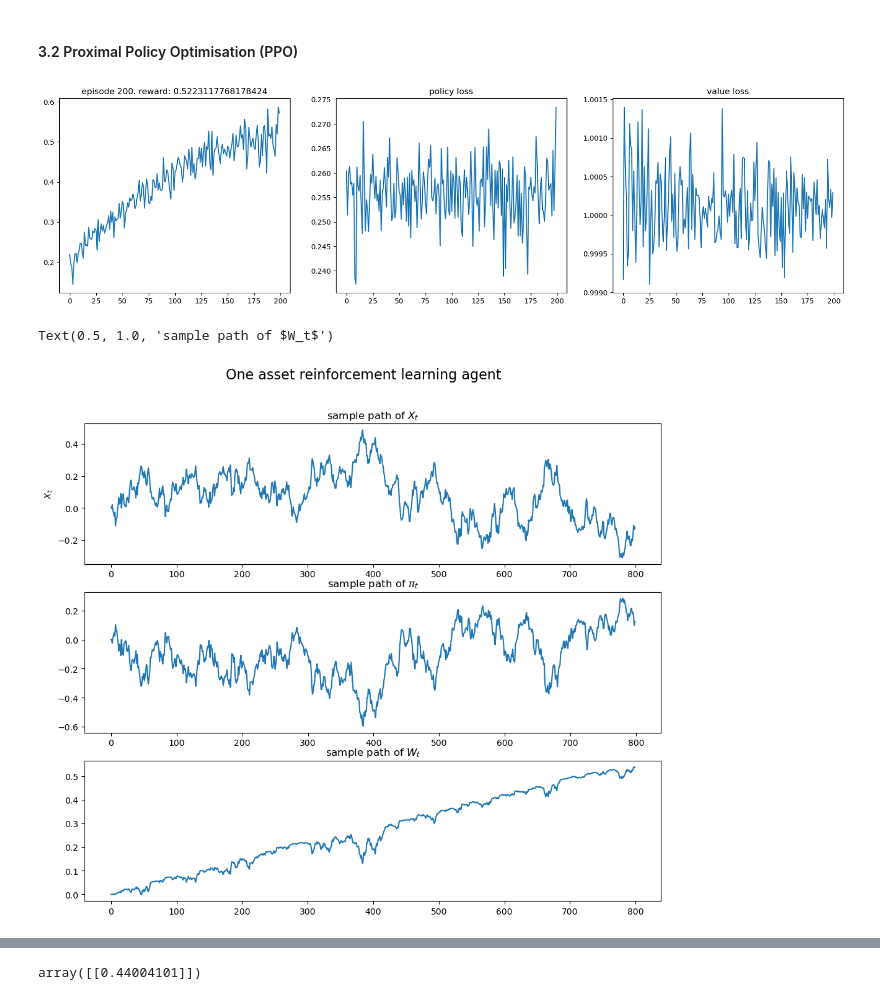
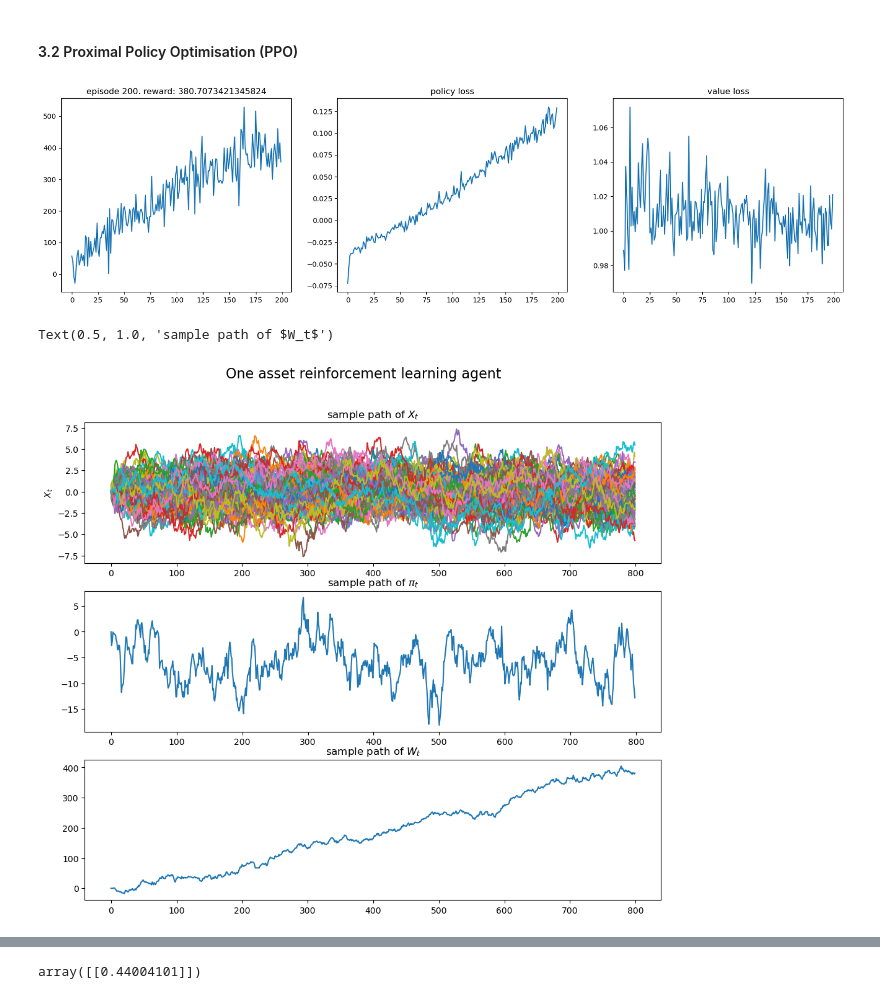
Before and after one commit to quintengeerts2000/MasterThesis-DRL_applications_to_stat_arb, a Jupyter notebook: monte_carlo_simulators/OU_stoch_control.ipynb, the cells around one changed output, grey strips where cells are left out. Drawn from its saved outputs; the diff is of its cells as text; code cells hidden in the pictures.

```diff
--- a/monte_carlo_simulators/OU_stoch_control.ipynb
+++ b/monte_carlo_simulators/OU_stoch_control.ipynb
@@ -21,7 +21,7 @@ from scipy.integrate import odeint
 ### Part 1: Monte carlo simulations of high dimensional Ornstein-Uhlenbeck processes
 # %%
 # Same parameters are used as in the paper
-N       = 1
+N       = 100
 T       = 40
 L       = 800
 delta_t = T/L
@@ -492,7 +492,7 @@ PPO_STEPS = 10
 PPO_CLIP = 0.2
 
 INPUT_DIM  = N #2 * N + 1# first N input values is X_t and the next is pi_t
-HIDDEN_DIM = 10#2*N+1
+HIDDEN_DIM = 1000#2*N+1
 OUTPUT_DIM_ACTOR = N
 OUTPUT_DIM_CRITIC = 1
 
@@ -533,34 +533,34 @@ for episode in range(1, MAX_EPISODES+1):
 
     plot(episode, test_rewards, policy_losses, value_losses)
 # %% [output]
-[figure, old version]
+[figure, new version]
 # %%
 state = train_env.reset()
 done = False
 val_predictions = []
 while not done:
     state = torch.FloatTensor(state[:N]).unsqueeze(0)
     #state = torch.FloatTensor(state).unsqueeze(0) #TODO: change state
 
     action, _, value_pred = agent.forward(state)
     val_predictions.append(value_pred.detach().item())
     state, reward, done, _ = train_env.step(action.detach().numpy())
 
 fig, ax = plt.subplots(3,1,figsize=(12,10))
 fig.suptitle('One asset reinforcement learning agent', fontsize=16, y = 0.97)
 # plot a sample path of the wealth
 ax[0].plot(train_env.X.transpose())
 ax[0].set_title(r'sample path of $X_t$')
 ax[0].set_ylabel(r'$X_t$')
 #ax[0].set_xlabel('Time')
-ax[1].plot(np.array(train_env.alloc).reshape(-1))
+ax[1].plot(np.array(train_env.alloc).sum(axis=2).reshape(-1))
 ax[1].set_title(r'sample path of $\pi_t$')
 
 ax[2].plot(train_env.W)
 ax[2].set_title(r'sample path of $W_t$')
 # %% [output]
 Text(0.5, 1.0, 'sample path of $W_t$')
-[figure, old version]
+[figure, new version]
 # %%
 plt.plot(np.linspace(-1,1),agent(torch.FloatTensor(np.linspace(-1,1)).unsqueeze(-1))[0].detach().numpy())
 # %% [output]
```
Also changed, not shown: parts of 3 cells of this notebook, 1 other file.
